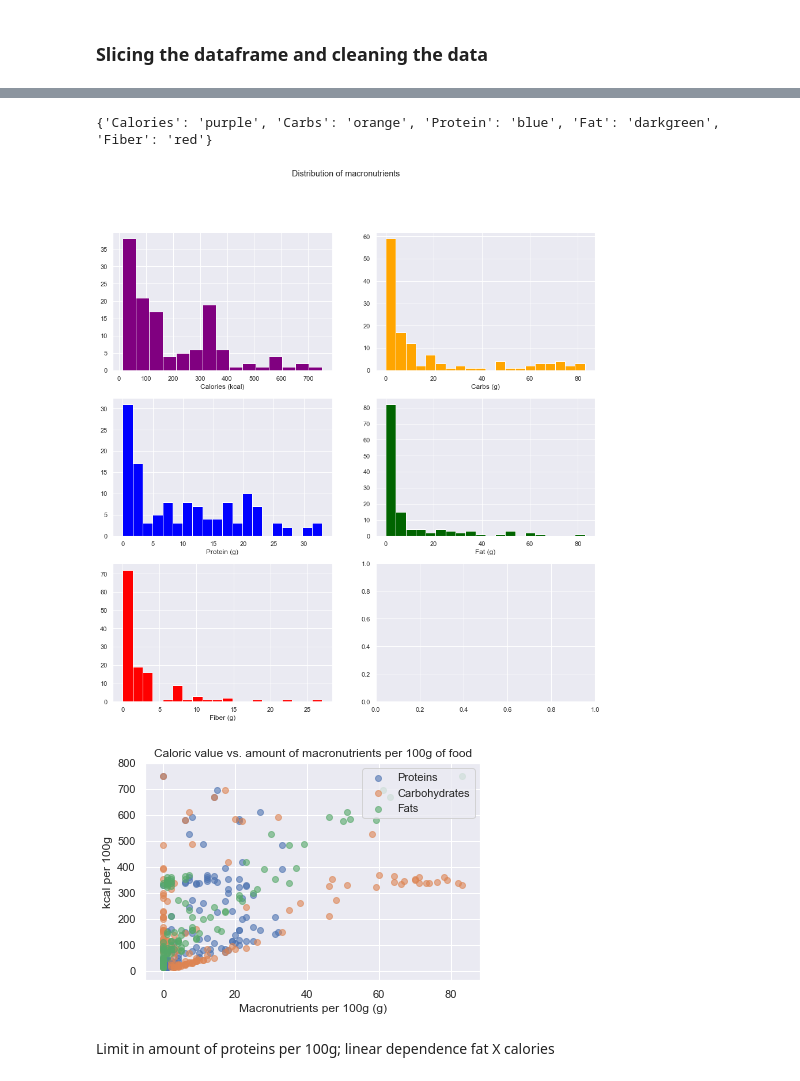
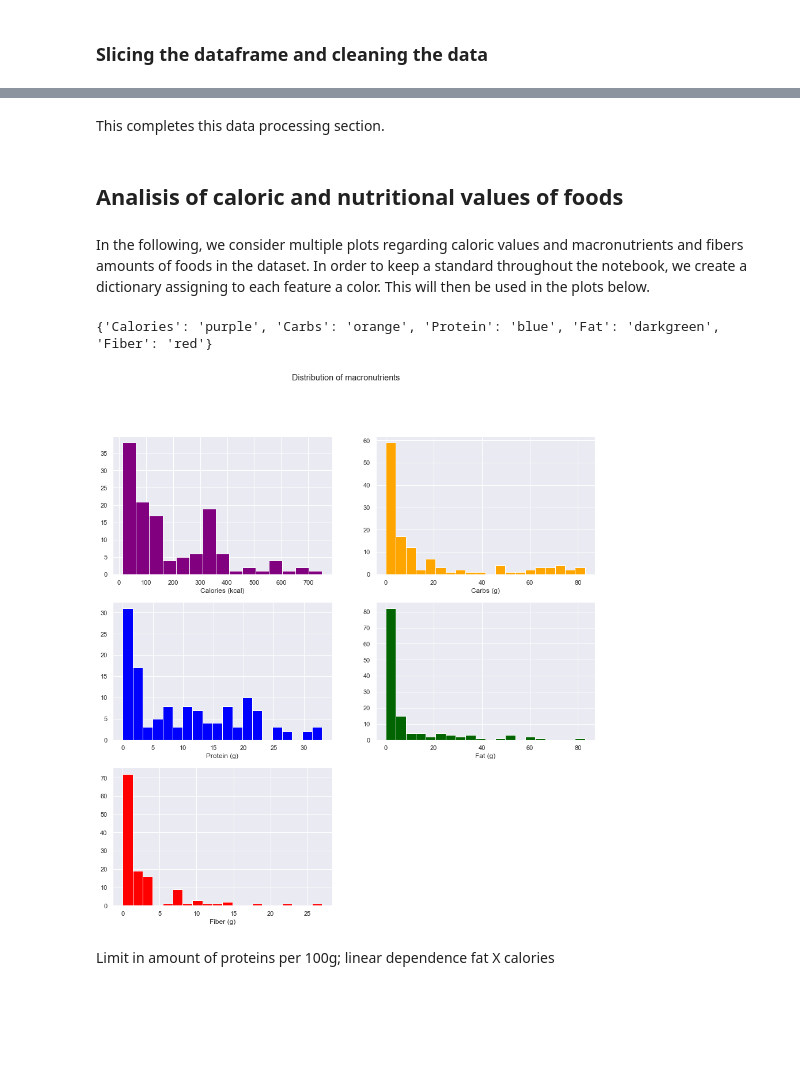
Before and after one commit to jbvasconcellos/foods, a Jupyter notebook: food.ipynb, the cells around one changed output, grey strips where cells are left out. Saved outputs shown, nothing was run; the diff lists cells and outputs as text; code cells hidden in the pictures; blank space fills up the shorter version.

```diff
--- a/food.ipynb
+++ b/food.ipynb
@@ -183,27 +235,28 @@
 # %%
-# define function
+# define function check_for_decimals
 def check_for_decimals(data_frame, list_of_columns):
     """returns percentage of decimal values within columns of a data frame"""
-    #initialize dictionary with columns in list_of_columns as keys and 0 as values:
-    number_of_decimals = dict.fromkeys(list_of_columns, 0)
-    #count the number of decimal values in each column:
+    number_of_decimals = dict.fromkeys(list_of_columns, 0) # Initialize dictionary with list_of_columns as keys and all values equal to 0
+
+    # Count the number of decimal values in each column:
     for column in list_of_columns: #loop over columns
         for x in data_frame[column]: #loop over rows in the column
             if x.is_integer() == False:
-                #adds 1 to the resp value in the dictionary, computes the percentage rounded to 2 decimals:
-                number_of_decimals[column] = round((number_of_decimals[column] + 1)/len(column), 2)
+                number_of_decimals[column] = round((number_of_decimals[column] + 1)/len(column), 2) # Adds 1 to the resp value in the dictionary, computes the percentage rounded to 2 decimals
     return number_of_decimals
 
-columns = ['Calories', 'Carbs', 'Protein', 'Fat', 'Fiber']
+# Applying the function to our context:
 
-#relative number of decimal values within columns in columns of nutr_value:
-display(check_for_decimals(nutr_value,columns))
+# List of columns in nutr_value containing nutritional values of interest
+macros_columns = ['Calories', 'Carbs', 'Protein', 'Fat', 'Fiber']
+
+display(check_for_decimals(nutr_value, macros_columns)) # Relative number of decimal values within columns in nutr_value:
 
 #round nutr_values:
 nutr_value_round = nutr_value.round()
 
 #check:
-display(check_for_decimals(nutr_value_round, columns))
+display(check_for_decimals(nutr_value_round, macros_columns))
 
 display(nutr_value_round.head())
 # %% [output]
@@ -250,36 +305,43 @@ See the caveats in the documentation: http://pandas.pydata.org/pandas-docs/stabl
+# %% [markdown]
+This completes this data processing section.
+# %% [markdown]
+## Analisis of caloric and nutritional values of foods
+# %% [markdown]
+In the following, we consider multiple plots regarding caloric values and macronutrients and fibers amounts of foods in the dataset. In order to keep a standard  throughout the notebook, we create a dictionary assigning to each feature a color. This will then be used in the plots below.
 # %%
 colors = ['purple', 'orange', 'blue', 'darkgreen', 'red']
-columns_dict = dict(zip(columns, colors))
-print(columns_dict)
+macros_columns_dict = dict(zip(macros_columns, colors))
+print(macros_columns_dict)
 # %% [output]
 {'Calories': 'purple', 'Carbs': 'orange', 'Protein': 'blue', 'Fat': 'darkgreen', 'Fiber': 'red'}
 # %%
 import matplotlib.pyplot as plt
 import seaborn as sns
 
 sns.set()
 sns.set_context('notebook')
 
 
 fig, ((ax1, ax2), (ax3, ax4), (ax5, ax6)) = plt.subplots(3,2, figsize=(15,15))
 fig.suptitle('Distribution of macronutrients')
-ax1.hist(solid_foods['Calories'], bins=15, color=columns_dict['Calories'])
+ax1.hist(solid_foods['Calories'], bins=15, color=macros_columns_dict['Calories'])
 ax1.set(xlabel='Calories (kcal)')
-ax2.hist(solid_foods['Carbs'], bins=20, color=columns_dict['Carbs'])
+ax2.hist(solid_foods['Carbs'], bins=20, color=macros_columns_dict['Carbs'])
 ax2.set(xlabel='Carbs (g)')
-ax3.hist(solid_foods['Protein'], bins=20, color=columns_dict['Protein'])
+ax3.hist(solid_foods['Protein'], bins=20, color=macros_columns_dict['Protein'])
 ax3.set(xlabel='Protein (g)')
-ax4.hist(solid_foods['Fat'], bins=20, color=columns_dict['Fat'])
+ax4.hist(solid_foods['Fat'], bins=20, color=macros_columns_dict['Fat'])
 ax4.set(xlabel='Fat (g)')
-ax5.hist(solid_foods['Fiber'], bins=20, color=columns_dict['Fiber'])
+ax5.hist(solid_foods['Fiber'], bins=20, color=macros_columns_dict['Fiber'])
 ax5.set(xlabel='Fiber (g)')
+ax6.axis('off')
 
 plt.show()
 # %% [output]
-[figure, old version]
+[figure, new version]
 # %%
-alpha=0.6
-fig, ax = plt.subplots(sharey=True)
+alpha=0.8
+fig, ax = plt.subplots(sharey=True, figsize=(8,8))
 #ax = fig.add_subplot()
 ax.set(title='Caloric value vs. amount of macronutrients per 100g of food',
        ylabel='kcal per 100g',
@@ -288,10 +350,8 @@ ax1 = ax.scatter(x='Protein', y='Calories', data=solid_foods, alpha=alpha)
 ax2 = ax.scatter(x='Carbs', y='Calories', data=solid_foods, alpha=alpha)
 ax3 = ax.scatter(x='Fat', y='Calories', data=solid_foods, alpha=alpha)
 
-ax.legend((ax1, ax2, ax3), ('Proteins', 'Carbohydrates', 'Fats'))
+ax.legend((ax1, ax2, ax3), ('Proteins', 'Carbohydrates', 'Fats'), loc='best')
 plt.show()
-# %% [output]
-[figure, removed]
 # %% [markdown]
 Limit in amount of proteins per 100g; linear dependence fat X calories
 # %%
```
Also changed, not shown: parts of 29 cells of this notebook.
